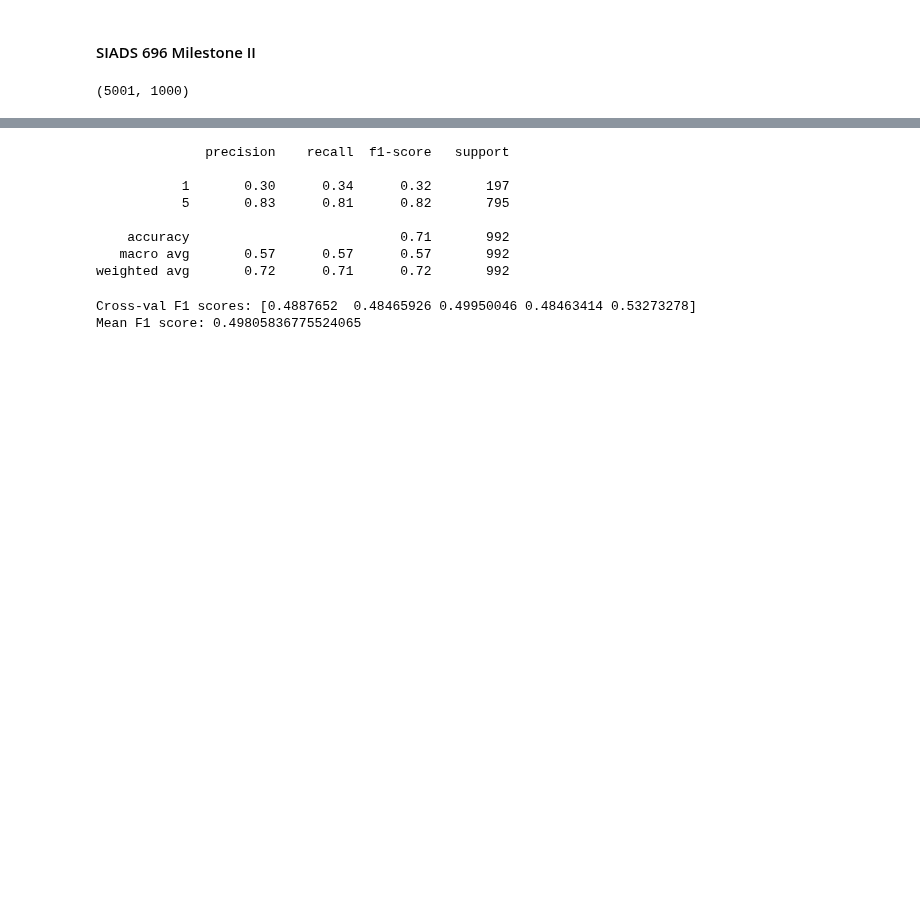
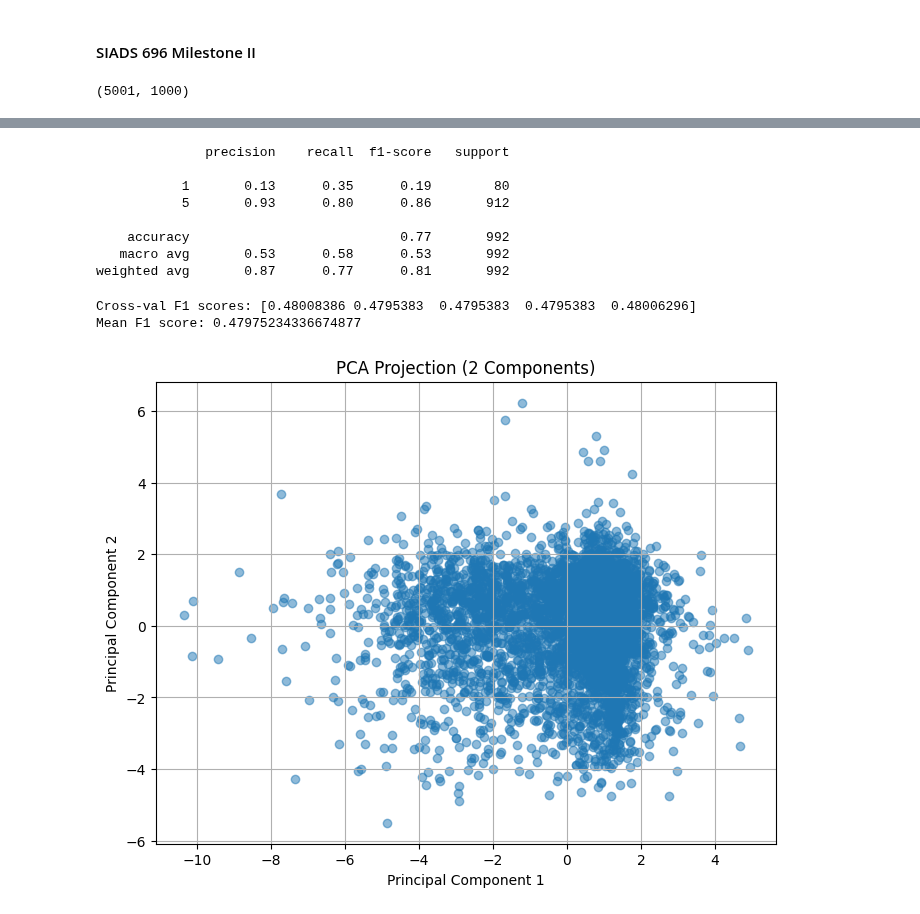
Before and after one commit to samroska/milestone-2-siads-696, a Jupyter notebook: Notebook1.ipynb, the cells around one changed output, grey strips where cells are left out. Saved outputs shown, nothing was run; the diff lists cells and outputs as text; code cells hidden in the pictures; blank space fills up the shorter version.

Commit message:
add: clustering

```diff
--- a/Notebook1.ipynb
+++ b/Notebook1.ipynb
@@ -45,8 +48,8 @@ cat_columns = [col for col in child_df.columns if col not in num_columns]
 child_df[cat_columns] = child_df[cat_columns].astype('category')
 df[num_columns] = df[num_columns].astype(int)
 # %%
-X = child_df.drop(columns=['DSM_MJD'])
-y = child_df['DSM_MJD']
+X = child_df.drop(columns=['DSM_DRA'])
+y = child_df['DSM_DRA']
 
 scaler = StandardScaler()
 X_scaled = scaler.fit_transform(X)
@@ -60,14 +63,14 @@ print(classification_report(y_test, y_pred))
 # %% [output]
               precision    recall  f1-score   support
 
-           1       0.30      0.34      0.32       197
-           5       0.83      0.81      0.82       795
+           1       0.13      0.35      0.19        80
+           5       0.93      0.80      0.86       912
 
-    accuracy                           0.71       992
-   macro avg       0.57      0.57      0.57       992
-weighted avg       0.72      0.71      0.72       992
+    accuracy                           0.77       992
+   macro avg       0.53      0.58      0.53       992
+weighted avg       0.87      0.77      0.81       992
 # %%
-cat_columns = [col for col in cat_columns if col != 'DSM_MJD']
+cat_columns = [col for col in cat_columns if col != 'DSM_DRA']
 
 preprocessor = ColumnTransformer([
     ("num", StandardScaler(), num_columns),
@@ -77,8 +80,8 @@ preprocessor = ColumnTransformer([
 pipeline = Pipeline(steps=[
     ("preprocessor", preprocessor),
     ("sampler", RandomOverSampler(random_state=42)),
-    # ("classifier", RandomForestClassifier(random_state=42))
-    ("classifier", LogisticRegression(solver="saga", max_iter=500))
+    ("classifier", RandomForestClassifier(random_state=42))
+    # ("classifier", LogisticRegression(solver="saga", max_iter=500))
 ])
 
 cv = StratifiedKFold(n_splits=5, shuffle=True, random_state=42)
@@ -86,5 +89,29 @@ scores = cross_val_score(pipeline, X, y, cv=cv, scoring="f1_macro")
 print("Cross-val F1 scores:", scores)
 print("Mean F1 score:", scores.mean())
 # %% [output]
-Cross-val F1 scores: [0.4887652  0.48465926 0.49950046 0.48463414 0.53273278]
-Mean F1 score: 0.49805836775524065
+Cross-val F1 scores: [0.48008386 0.4795383  0.4795383  0.4795383  0.48006296]
+Mean F1 score: 0.47975234336674877
+# %%
+X_cluster = X.copy()
+
+# Build preprocessing pipeline
+preprocessor = ColumnTransformer([
+    ("num", StandardScaler(), num_columns),
+    ("cat", OneHotEncoder(handle_unknown="ignore", sparse_output=False), cat_columns)
+])
+
+# Apply preprocessing
+X_preprocessed = preprocessor.fit_transform(X_cluster)
+# %%
+pca = PCA(n_components=3)  # or choose more components for higher variance capture
+X_pca = pca.fit_transform(X_preprocessed)
+# %%
+plt.figure(figsize=(8, 6))
+plt.scatter(X_pca[:, 0], X_pca[:, 1], alpha=0.5)
+plt.title("PCA Projection (2 Components)")
+plt.xlabel("Principal Component 1")
+plt.ylabel("Principal Component 2")
+plt.grid(True)
+plt.show()
+# %% [output]
+[figure, added]
```
Also changed, not shown: parts of 10 cells of this notebook, 2 other files.
